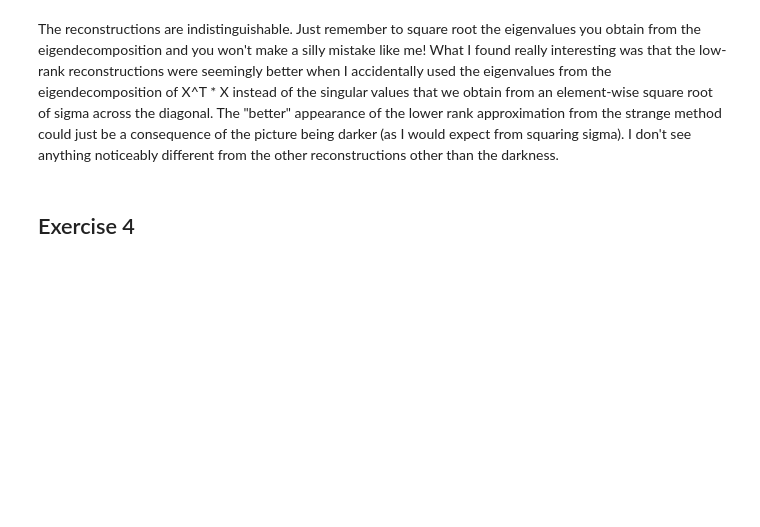
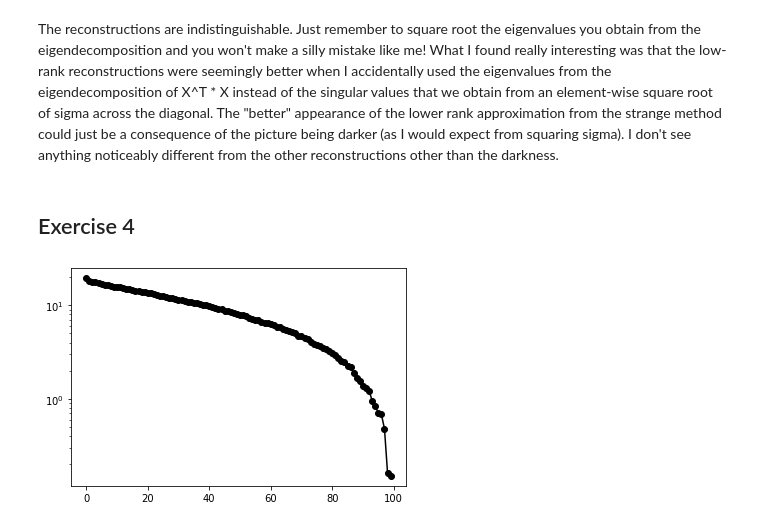
Before and after one commit to stochasticallyconverging/datadrivenengineering, a Jupyter notebook: svd.ipynb, the cells around one changed output. Cells and saved outputs as stored; diff of their text form; code cells hidden in the pictures; blank space fills up the shorter version.

```diff
--- a/svd.ipynb
+++ b/svd.ipynb
@@ -142,3 +143,15 @@ plt.show()
 The reconstructions are indistinguishable. Just remember to square root the eigenvalues you obtain from the eigendecomposition and you won't make a silly mistake like me! What I found really interesting was that the low-rank reconstructions were seemingly better when I accidentally used the eigenvalues from the eigendecomposition of X^T * X instead of the singular values that we obtain from an element-wise square root of sigma across the diagonal. The "better" appearance of the lower rank approximation from the strange method could just be a consequence of the picture being darker (as I would expect from squaring sigma). I don't see anything noticeably different from the other reconstructions other than the darkness.
 # %% [markdown]
 ## Exercise 4
+# %%
+# Step 1 - Generate 100 x 100 matrix whose entries are sampled from a normal distribution
+X = np.random.randn(100, 100)
+
+# Step 2 - Compute SVD of X
+U, S, VT = np.linalg.svd(X, full_matrices=False)
+
+# Step 3 - Plot singular values
+plt.semilogy(S, "-o", color="k")
+plt.show()
+# %% [output]
+[figure, added]
```
Also changed, not shown: parts of 31 cells of this notebook, 1 other file.
